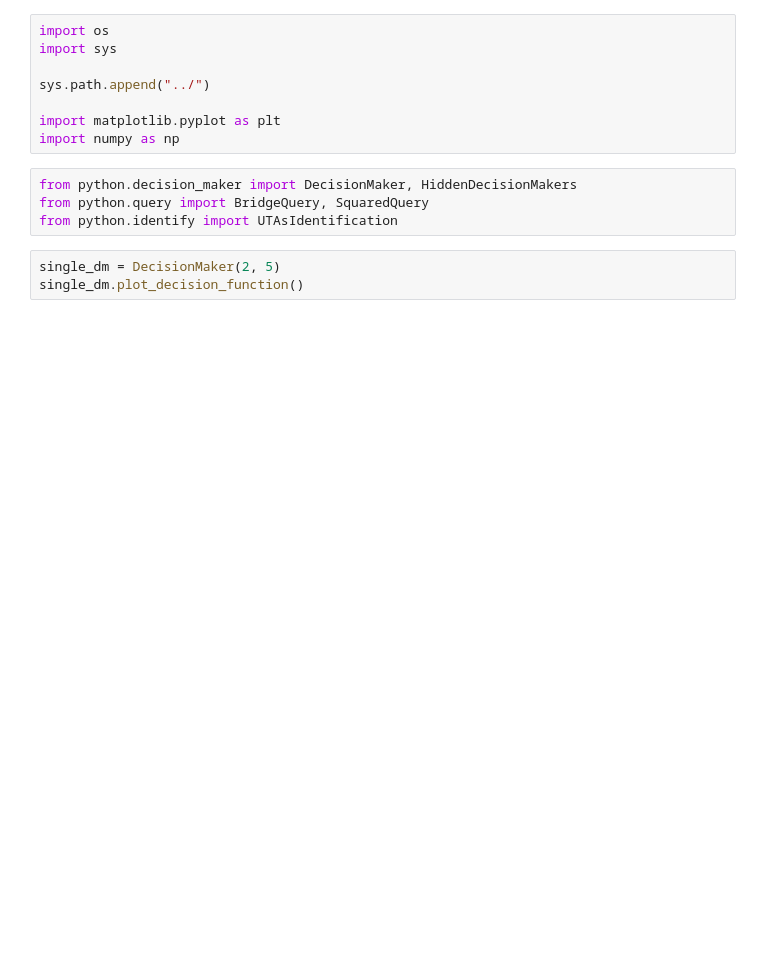
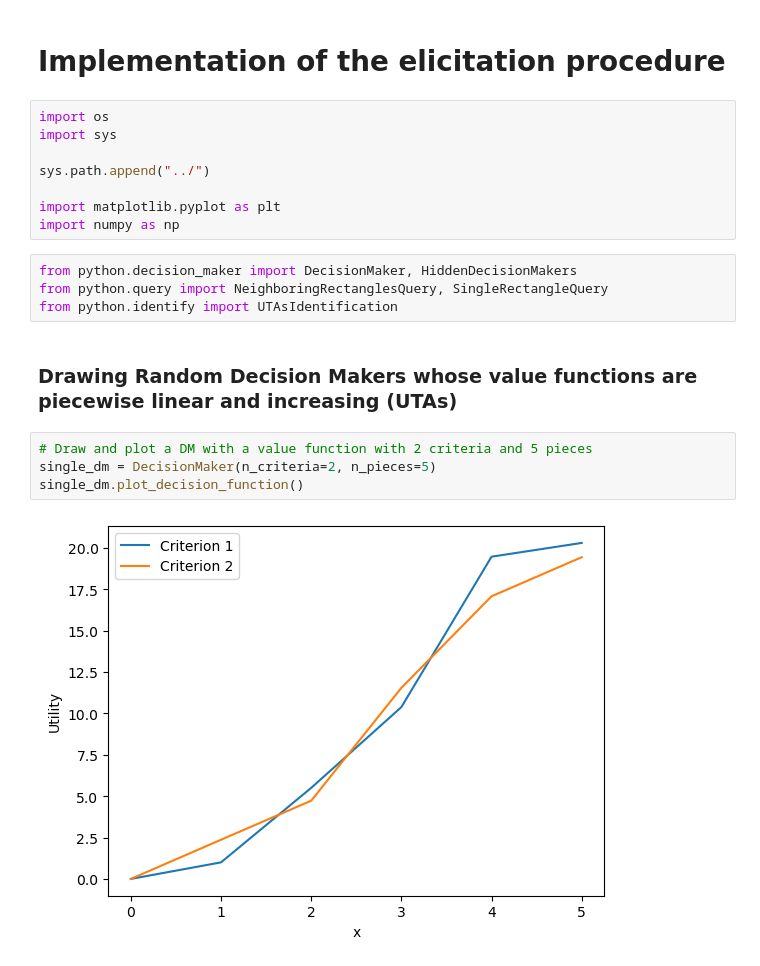
Before and after one commit to artefactory/eliciting-discrete-mixtures-of-UTAs, a Jupyter notebook: notebooks/experiments.ipynb, the cells around one changed output. Cells and saved outputs as stored; diff of their text form; blank space fills up the shorter version.

```diff
--- a/notebooks/experiments.ipynb
+++ b/notebooks/experiments.ipynb
@@ -1,3 +1,5 @@
+# %% [markdown]
+# Implementation of the elicitation procedure
 # %%
 import os
 import sys
@@ -8,9 +10,14 @@ import matplotlib.pyplot as plt
 import numpy as np
 # %%
 from python.decision_maker import DecisionMaker, HiddenDecisionMakers
-from python.query import BridgeQuery, SquaredQuery
+from python.query import NeighboringRectanglesQuery, SingleRectangleQuery
 from python.identify import UTAsIdentification
-# %%
-single_dm = DecisionMaker(2, 5)
-single_dm.plot_decision_function()
+# %% [markdown]
+### Drawing Random Decision Makers whose value functions are piecewise linear and increasing (UTAs)
+# %%
+# Draw and plot a DM with a value function with 2 criteria and 5 pieces
+single_dm = DecisionMaker(n_criteria=2, n_pieces=5)
+single_dm.plot_decision_function()
+# %% [output]
+[figure, added]
 # %%
```
Also changed, not shown: parts of 13 cells of this notebook.
